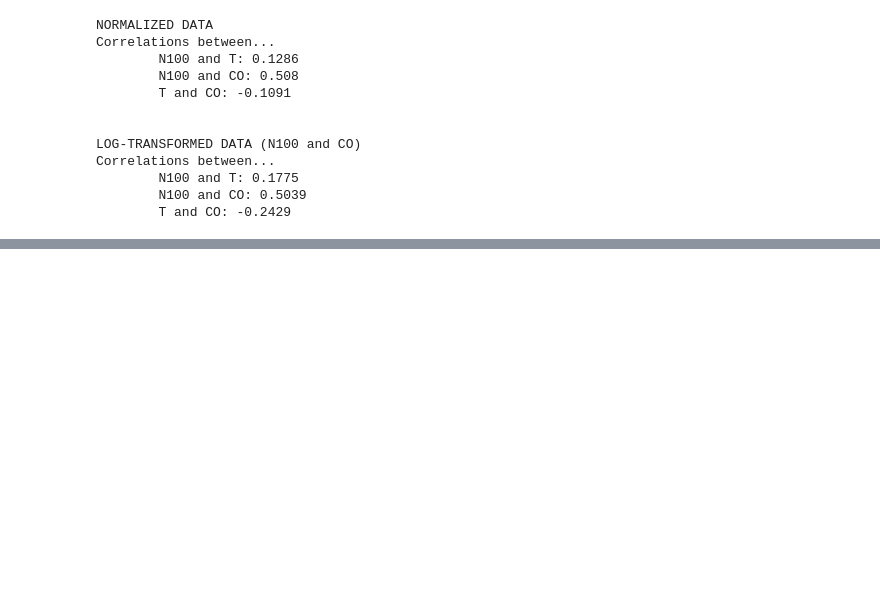
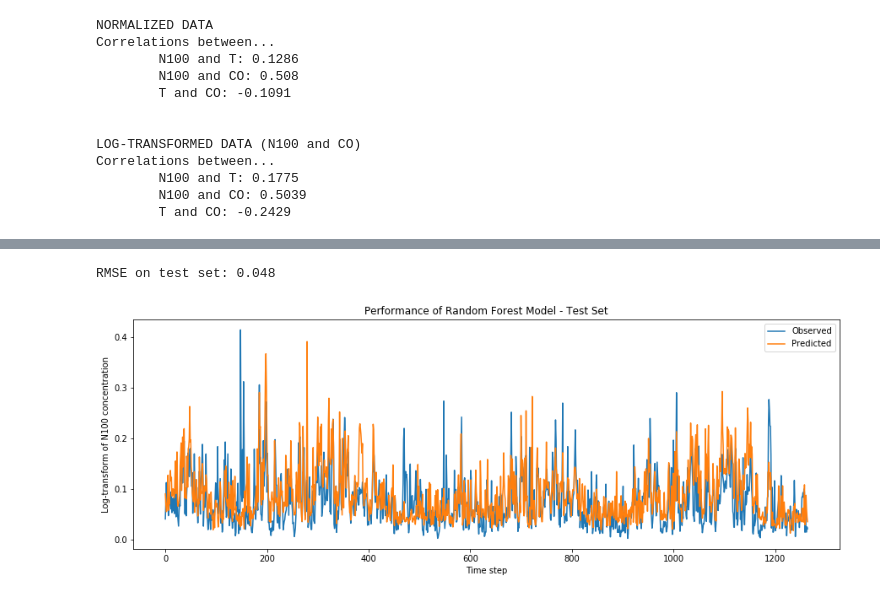
Before and after one commit to ellarauth/aerosol-modeling, a Jupyter notebook: notebooks/explore.ipynb, the cells around one changed output, grey strips where cells are left out. Saved outputs shown, nothing was run; the diff lists cells and outputs as text; code cells hidden in the pictures; blank space fills up the shorter version.

```diff
--- a/notebooks/explore.ipynb
+++ b/notebooks/explore.ipynb
@@ -257,0 +407,19 @@ Using the log-transform actually made the correlations stronger. (When also usin
+# %%
+# Random Forest
+model = RandomForestRegressor(n_estimators=15).fit(X_train, y_train)
+predictions = model.predict(X_test)
+predictions = np.exp(predictions)
+
+error = np.sqrt(mean_squared_error(y_test, predictions))
+print('RMSE on test set: %.3f' % error)
+
+plt.figure(figsize=(15,5))
+plt.title('Performance of Random Forest Model - Test Set')
+plt.plot(np.array(y_test), label='Observed')
+plt.plot(predictions, label='Predicted')
+plt.legend()
+plt.xlabel('Time step')
+plt.ylabel('Log-transform of N100 concentration');
+# %% [output]
+RMSE on test set: 0.048
+[figure, added]
```
Also changed, not shown: parts of 17 cells of this notebook.
